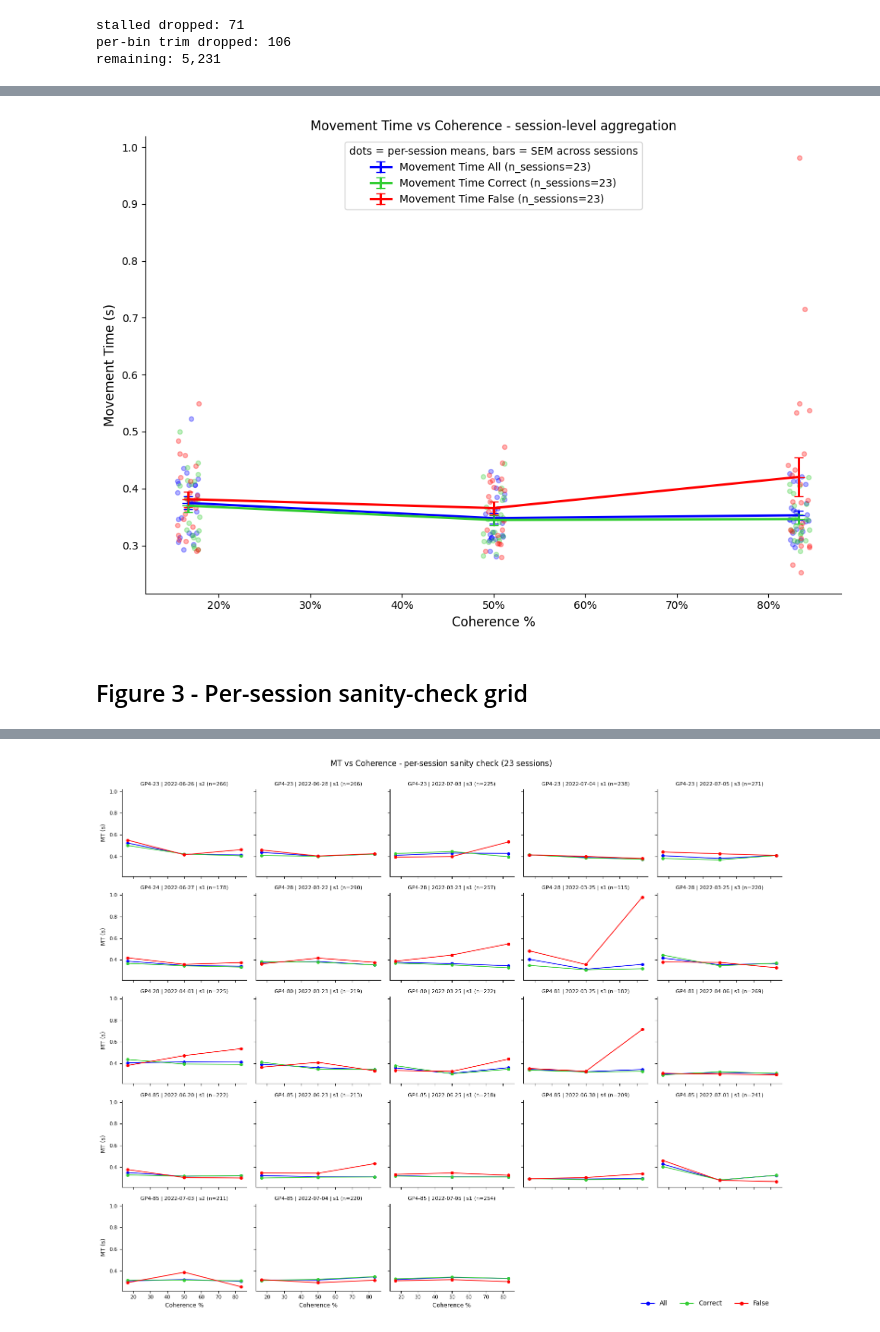
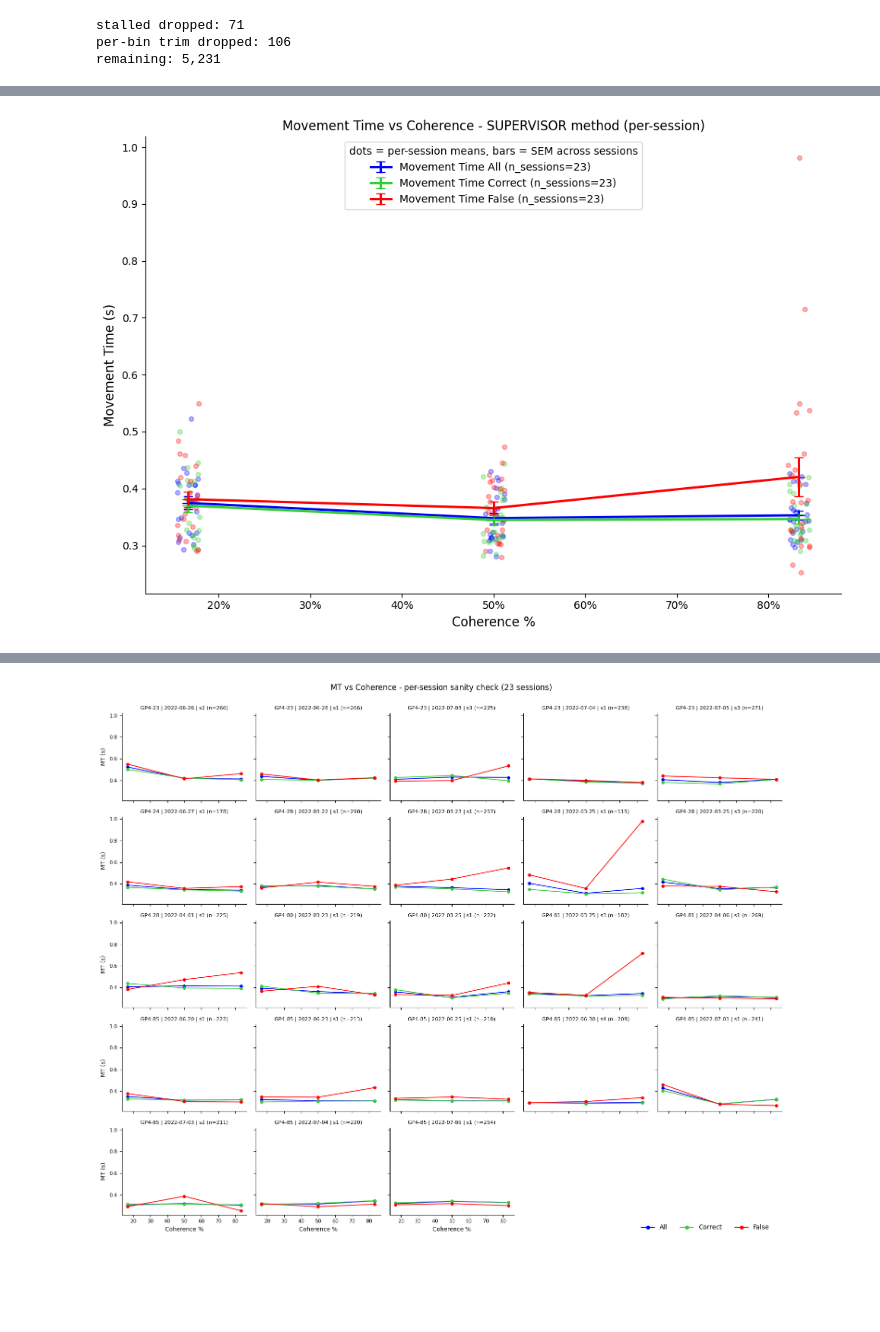
Before and after one commit to farrahabulkhair/fast_slow_changeofmind, a Jupyter notebook: movement_time_vs_coherence.ipynb, the cells around one changed output, grey strips where cells are left out. Drawn from its saved outputs; the diff is of its cells as text; code cells hidden in the pictures; blank space fills up the shorter version.

```diff
--- a/movement_time_vs_coherence.ipynb
+++ b/movement_time_vs_coherence.ipynb
@@ -120,0 +404,22 @@ plt.show()
+# %%
+fig1b, axes1b = plt.subplots(1, 3, figsize=(16, 5), sharey=True)
+for b, ax in enumerate(axes1b):
+    sub = mv[mv.Bin == b]
+    ok = sub[~sub.stalled].MT.values
+    ax.hist(ok, bins=HIST_BINS, color="lightgray", alpha=0.95, label=f"raw MT (n={len(ok):,})")
+    ax.set_yscale("log"); ax.set_ylim(0.7, None)
+    for mname in trim_methods.keys():
+        lo, hi = cutoffs_all[mname].loc[b, ["lo", "hi"]]
+        col = trim_colors[mname]
+        ax.axvline(lo, color=col, linestyle="--", linewidth=1.4, alpha=0.9)
+        ax.axvline(hi, color=col, linestyle="--", linewidth=1.4, alpha=0.9,
+                   label=f"{mname}  [{lo:.2f}, {hi:.2f}]")
+    ax.set_title(f"Coherence {BIN_LABELS[b]}  (mid {BIN_MIDS_PCT[b]:.0f}%)", fontsize=10)
+    ax.set_xlabel("Movement Time (s)")
+    if b == 0: ax.set_ylabel("# trials (raw, pre-trim, log scale)")
+    ax.spines["top"].set_visible(False); ax.spines["right"].set_visible(False)
+    ax.legend(fontsize=7, loc="upper right")
+fig1b.suptitle("Trimming methods comparison - where each method would cut", fontsize=12, y=1.02)
+fig1b.tight_layout()
+fig1b.savefig(HERE / "trimming_methods_comparison.png", dpi=150, bbox_inches="tight")
+plt.show()
@@ -141,52 +487,37 @@ Each session contributes one mean MT per (bin x series). Faint dots = sessions,
 # %%
-SERIES = {
-    "All":     mv_trim,
-    "Correct": mv_trim[mv_trim.ChoiceCorrect == 1],
-    "False":   mv_trim[mv_trim.ChoiceCorrect == 0],
-}
-COLORS = {"All": "blue", "Correct": "limegreen", "False": "red"}
-SESSION_KEY = ["Name", "Date", "SessionNum"]
-
 def session_means(sub):
     return (sub.groupby(SESSION_KEY + ["Bin"])["MT"].mean()
                .reset_index().rename(columns={"MT": "MT_session_mean"}))
 
 fig2, ax = plt.subplots(figsize=(10, 7))
 summary_rows = []
 rng = np.random.default_rng(0)
 for name, sub in SERIES.items():
     sm = session_means(sub)
     g  = sm.groupby("Bin")["MT_session_mean"].agg(
             mean="mean",
             sem=lambda s: s.std(ddof=1) / np.sqrt(len(s)),
             n_sessions="count")
     for b in g.index:
         ys = sm[sm.Bin == b]["MT_session_mean"].values
         xs = BIN_MIDS_PCT[b] + rng.uniform(-1.2, 1.2, size=len(ys))
         ax.scatter(xs, ys, s=18, color=COLORS[name], alpha=0.30, zorder=1)
     ax.errorbar(BIN_MIDS_PCT, g["mean"].values, yerr=g["sem"].values,
                 fmt="-+", capsize=4, linewidth=2.2, markersize=12,
                 color=COLORS[name],
                 label=f"Movement Time {name} (n_sessions={int(g['n_sessions'].iloc[0])})",
                 zorder=3)
     for b in g.index:
-        summary_rows.append((name, int(b), BIN_MIDS_PCT[b],
-                             g.loc[b, "mean"], g.loc[b, "sem"],
-                             int(g.loc[b, "n_sessions"])))
+        summary_rows.append((name, int(b), BIN_MIDS_PCT[b], g.loc[b,"mean"], g.loc[b,"sem"], int(g.loc[b,"n_sessions"])))
 
-ax.set_xlabel("Coherence %", fontsize=12)
-ax.set_ylabel("Movement Time (s)", fontsize=12)
-ax.set_xticks(np.arange(20, 90, 10))
-ax.set_xticklabels([f"{t}%" for t in np.arange(20, 90, 10)])
-ax.spines["top"].set_visible(False)
-ax.spines["right"].set_visible(False)
+ax.set_xlabel("Coherence %", fontsize=12); ax.set_ylabel("Movement Time (s)", fontsize=12)
+ax.set_xticks(np.arange(20, 90, 10)); ax.set_xticklabels([f"{t}%" for t in np.arange(20, 90, 10)])
+ax.spines["top"].set_visible(False); ax.spines["right"].set_visible(False)
 ax.legend(loc="upper center", frameon=True, fontsize=10,
           title="dots = per-session means, bars = SEM across sessions")
-ax.set_title("Movement Time vs Coherence - session-level aggregation", fontsize=12)
+ax.set_title("Movement Time vs Coherence - SUPERVISOR method (per-session)", fontsize=12)
 fig2.tight_layout()
 fig2.savefig(HERE / "movement_time_vs_coherence.png", dpi=150)
 plt.show()
 # %% [output]
-[figure, old version]
+[figure, new version]
-# %% [markdown]
-## Figure 3 - Per-session sanity-check grid
```
Also changed, not shown: parts of 63 cells of this notebook, 9 other files.
